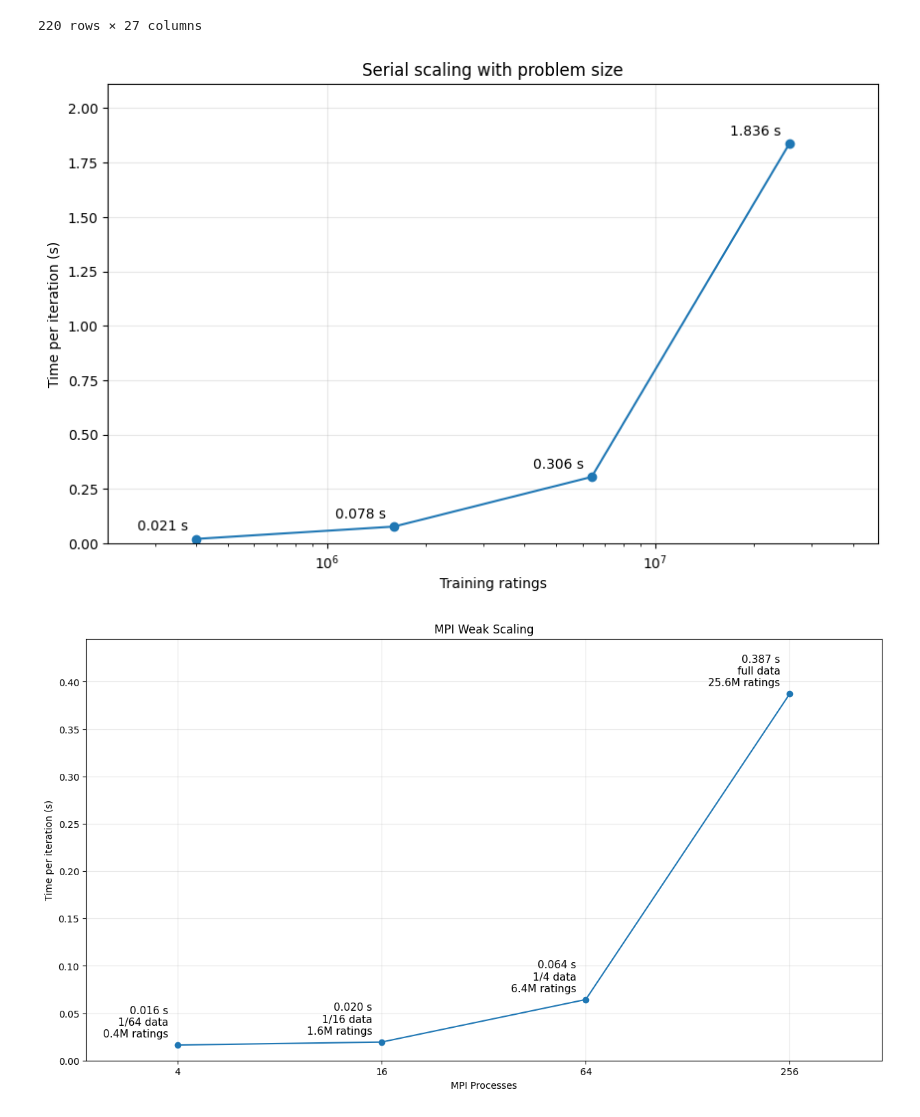
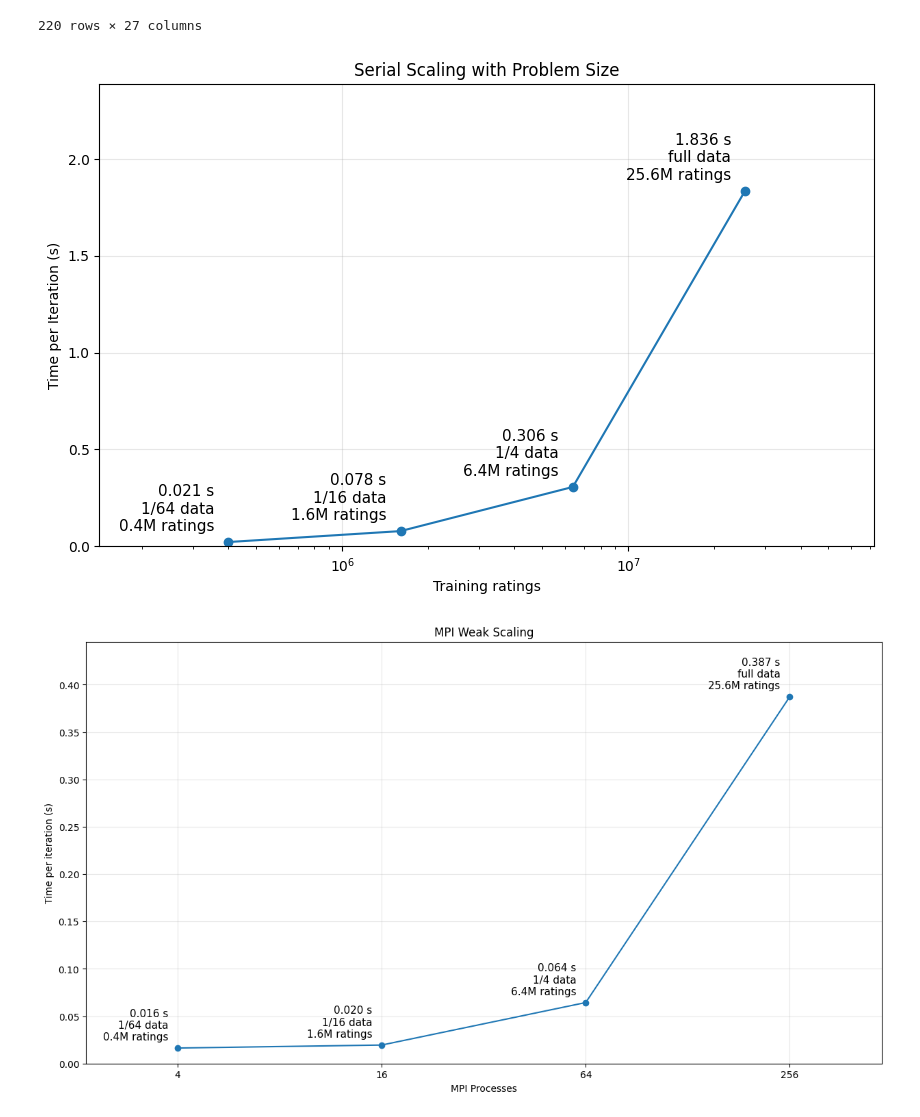
Before and after one commit to KohSiXing/DSA5208-Parallelizing-Algorithm-with-MPIX, a Jupyter notebook: Data Cleaning and Analysis.ipynb, the cells around one changed output. Cells and saved outputs as stored; diff of their text form; code cells hidden in the pictures.

Commit message:
Updated markdown and re-generated some graphs for the report

```diff
--- a/Data Cleaning and Analysis.ipynb
+++ b/Data Cleaning and Analysis.ipynb
@@ -103,27 +105,31 @@ df
 # %%
 # serial scaling runs, average the runs
 serial = df[(df["experiment"] == "serial scaling")]
-serial = serial.groupby("train_ratings", as_index=False)["iter_time_s"].mean()
+serial = serial.groupby(["train_ratings", "dataset"], as_index=False)["iter_time_s"].mean()
 
 plt.figure(figsize=(10, 6))
 plt.plot(serial["train_ratings"], serial["iter_time_s"], marker="o")
 
-# label each point with its time
-for x, y in zip(serial["train_ratings"], serial["iter_time_s"]):
-    plt.annotate(f"{y:.3f} s", (x, y), textcoords="offset points", xytext=(-6, 6), ha="right")
+# label each point: time, share of the data, training ratings
+for x, y, ds in zip(serial["train_ratings"], serial["iter_time_s"], serial["dataset"]):
+    share = ds.replace(" of ratings", "").replace(" ratings", "")
+    text = f"{y:.3f} s\n{share} data\n{x/1e6:.1f}M ratings"
+    plt.annotate(text, (x, y), textcoords="offset points", xytext=(-10, 6),
+                 ha="right", va="bottom", fontsize=11)
+
 
 
 plt.xscale("log")
-plt.margins(x=0.15)
-plt.ylim(bottom=0, top=serial["iter_time_s"].max() * 1.15)
+plt.margins(x=0.25)
+plt.ylim(bottom=0, top=serial["iter_time_s"].max() * 1.3)
 plt.xlabel("Training ratings")
 plt.ylabel("Time per Iteration (s)")
 plt.title("Serial Scaling with Problem Size")
 plt.grid(True, alpha=0.3)
 #plt.savefig("serial_scaling.png", dpi=200, bbox_inches="tight")
 plt.show()
 # %% [output]
-[figure, old version]
+[figure, new version]
 # %%
 # MPI weak scaling runs, average the runs
 mpi_weak = df[(df["experiment"] == "weak scaling")]
```
Also changed, not shown: parts of 5 cells of this notebook, 5 other files.
